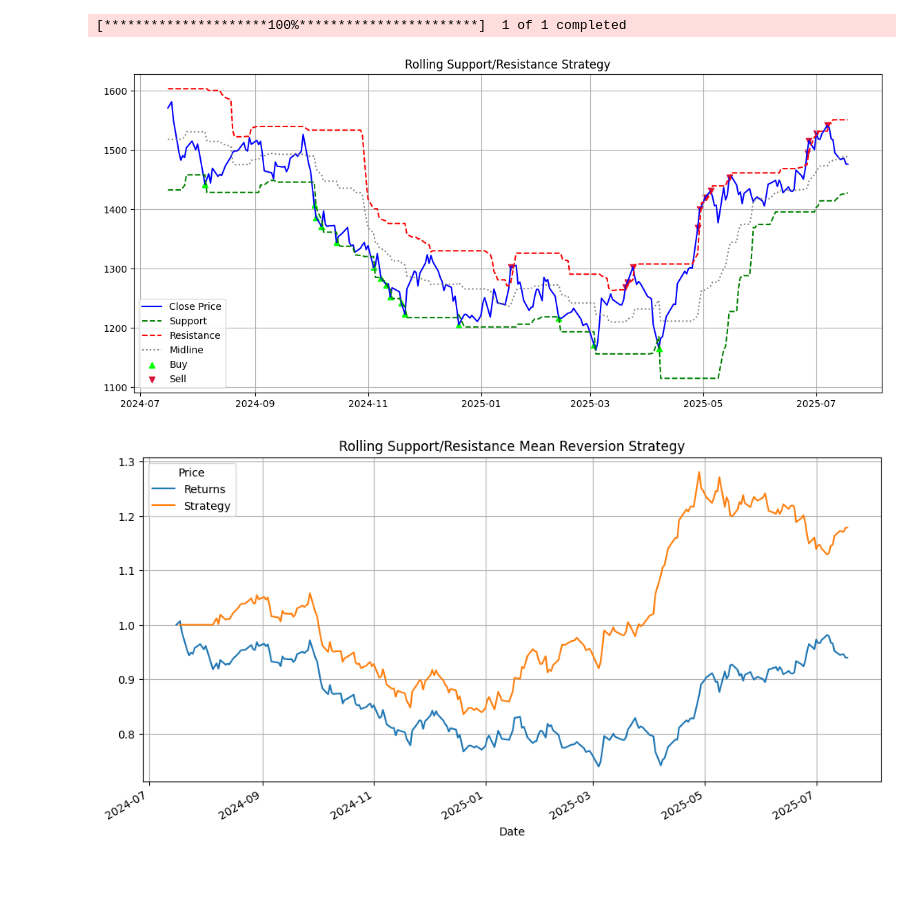
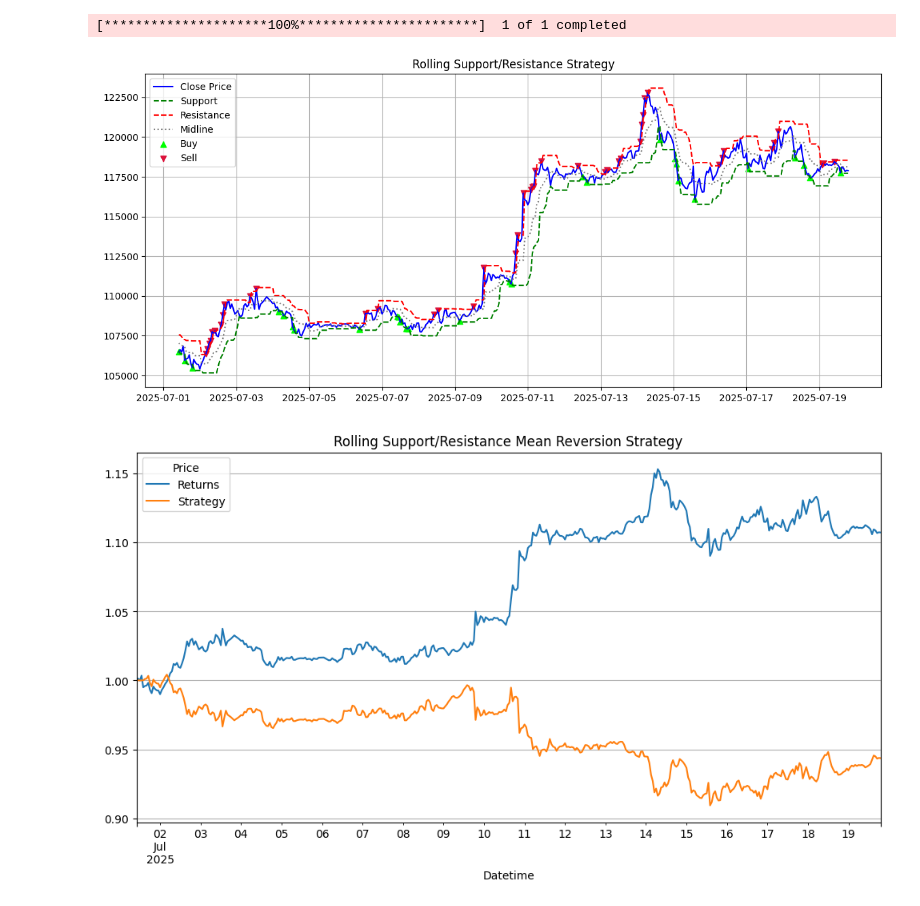
Before and after one commit to tech-ml-quant-luv/Machine-Learning-Engineer-in-Quant, a Jupyter notebook: Projects/mean_reversion.ipynb, the cells around one changed output. Saved outputs shown, nothing was run; the diff lists cells and outputs as text; code cells hidden in the pictures; blank space fills up the shorter version.

```diff
--- a/Projects/mean_reversion.ipynb
+++ b/Projects/mean_reversion.ipynb
@@ -4,14 +4,16 @@ import pandas as pd
 import numpy as np
 import matplotlib.pyplot as plt
 
-ticker = "RELIANCE.NS"
-period = "max"
-start = "2024-06-17"
+ticker = "BTC-USD"
+start = "2025-07-01"
 end = "2025-07-20"
 
+def download_data(start, end, ticker):
+    data = yf.download(ticker, start=start, end=end, interval="1h")
+    if data.empty:
+        print("No data fetched. Check ticker, interval, or date range.")
+        return pd.DataFrame()
 
-def download_data(start, end, ticker):
-    data = yf.download(ticker, start=start, end=end, interval="1d")
     if isinstance(data.columns, pd.MultiIndex):
         data.columns = data.columns.get_level_values(0)
     return data
@@ -70,34 +72,34 @@ def backtest(data):
     (1 + data[['Returns', 'Strategy']]).cumprod().plot(figsize=(12, 6), title='Rolling Support/Resistance Mean Reversion Strategy')
     plt.grid()
     plt.show()
 
 
 def plot_signals(data):
     plt.figure(figsize=(14, 6))
     plt.plot(data['Close'], label='Close Price', color='blue')
     plt.plot(data['Support'], label='Support', linestyle='--', color='green')
     plt.plot(data['Resistance'], label='Resistance', linestyle='--', color='red')
     plt.plot(data['Mid'], label='Midline', linestyle=':', color='gray')
 
     # Buy/Sell markers
     plt.scatter(data.index[data['Signal'] == 1], data['Close'][data['Signal'] == 1], label='Buy', marker='^', color='lime')
     plt.scatter(data.index[data['Signal'] == -1], data['Close'][data['Signal'] == -1], label='Sell', marker='v', color='crimson')
 
     plt.title("Rolling Support/Resistance Strategy")
     plt.legend()
     plt.grid()
     plt.show()
 
 
 # Run the strategy
 if __name__ == "__main__":
     df = download_data(start=start, end=end, ticker=ticker)
-    df = compute_rolling_levels(df, window=20)
+    df = compute_rolling_levels(df, window=10)
     df = generate_signals(df)
     plot_signals(df)
     backtest(df)
 # %% [output]
 [*********************100%***********************]  1 of 1 completed
-[figure, old version]
+[figure, new version]
-[figure, old version]
+[figure, new version]
 # %%
```
Also changed, not shown: parts of 1 cell of this notebook.
